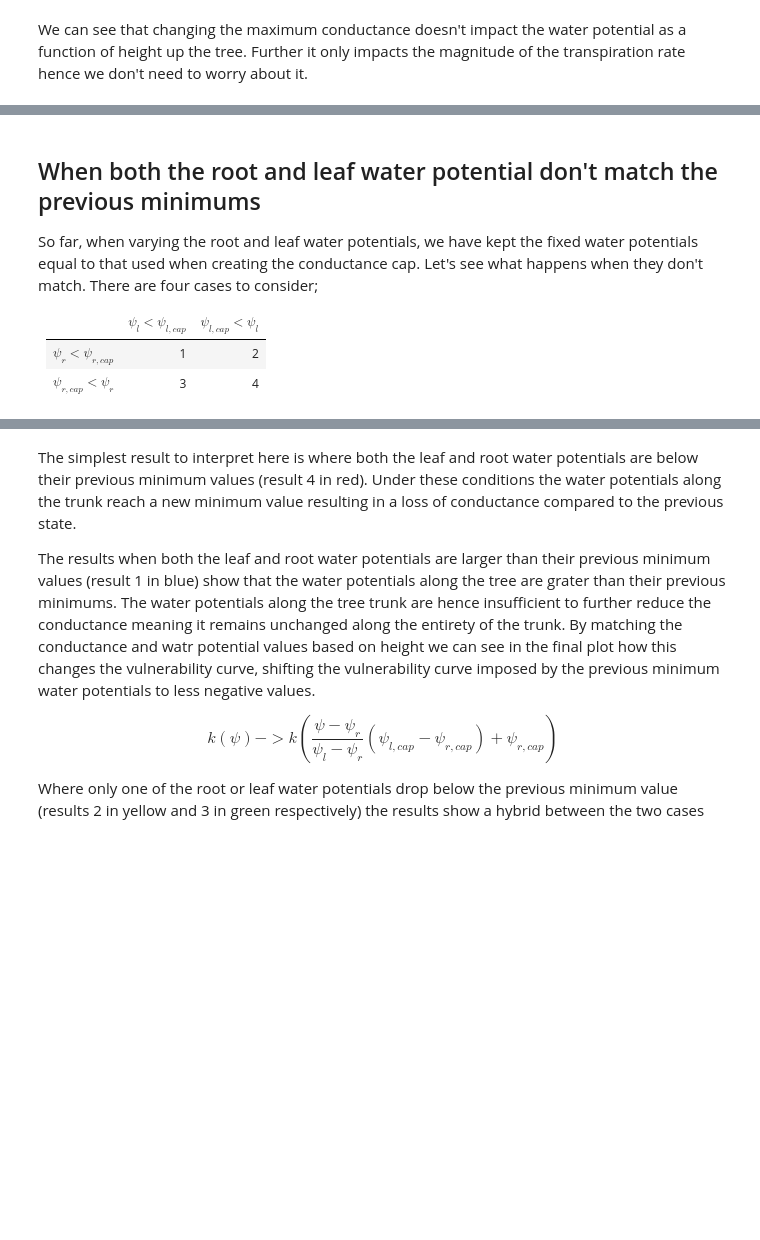
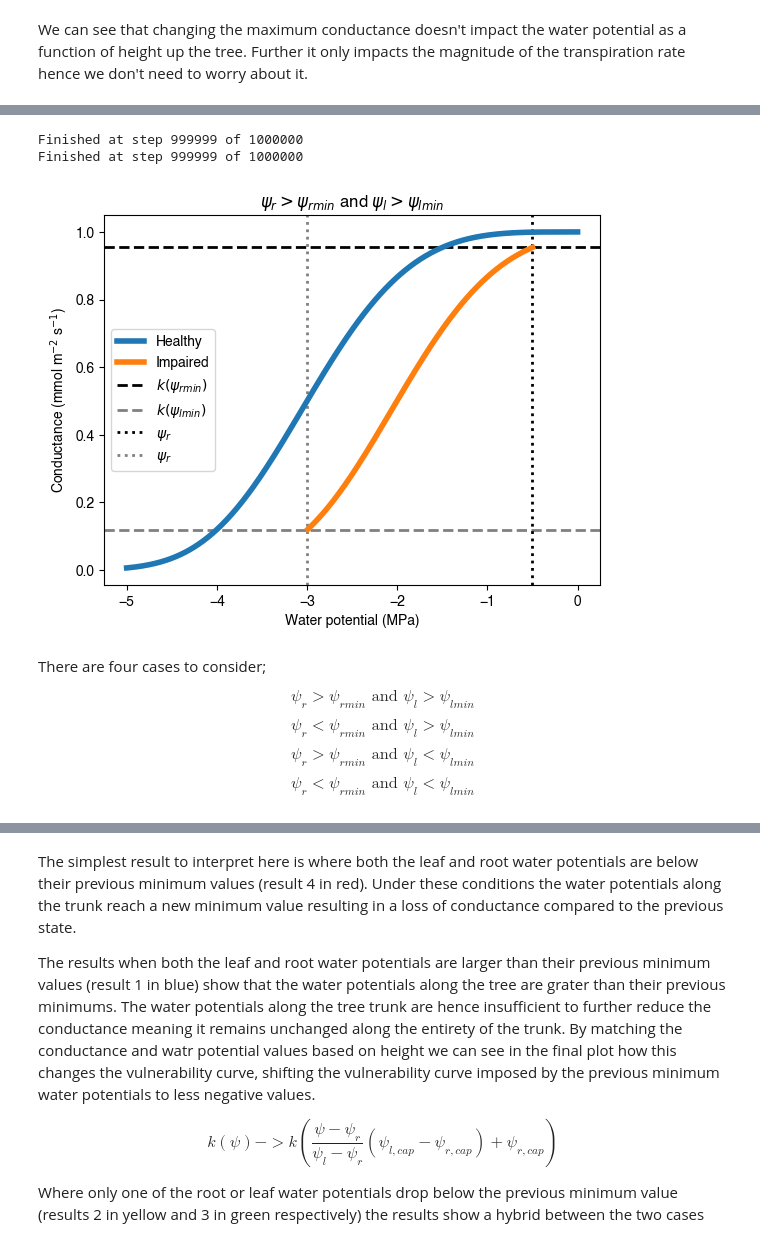
Before and after one commit to CaleBaguley/profit-optimisation-model, a Jupyter notebook: note books/Trunk_water_potential_function.ipynb, the cells around one changed output, grey strips where cells are left out. Saved outputs shown, nothing was run; the diff lists cells and outputs as text; code cells hidden in the pictures; blank space fills up the shorter version.

Commit message:
Added comparison of analytic and numeric calculations of impaired conductance curve.

```diff
--- a/note books/Trunk_water_potential_function.ipynb
+++ b/note books/Trunk_water_potential_function.ipynb
@@ -123,7 +123,7 @@ plt.show()
 # Changing the maximum conductance
 Since shortening the length of the xylem changes its conductance we need to check if this would change how the water potential varies up the trunk.
 # %%
-k_max = [1., 2., 3.]
+k_max_list = [1., 2., 3.]
 
 psi_leaf = -6.
 psi_root = -0.1
@@ -132,7 +132,7 @@ psi = []
 k = []
 E = []
 
-for k_max_current in k_max:
+for k_max_current in k_max_list:
     psi_current, k_current, E_current = calc_height_dependencies(psi_root,
                                                                  psi_leaf,
                                                                  N_points,
@@ -148,14 +148,14 @@ Finished at step 999999 of 1000000
 Finished at step 999999 of 1000000
 # %%
 for i in range(len(psi)):
-    plt.plot(psi[i], hights, label='k max = ' + str(k_max[i]), linewidth=4)
+    plt.plot(psi[i], hights, label='k max = ' + str(k_max_list[i]), linewidth=4)
 plt.ylabel('Height')
 plt.xlabel('Water potential (MPa)')
 plt.legend()
 plt.show()
 
 for i in range(len(k)):
-    plt.plot(k[i], hights[1:], label='k max = ' + str(k_max[i]), linewidth=4)
+    plt.plot(k[i], hights[1:], label='k max = ' + str(k_max_list[i]), linewidth=4)
 plt.ylabel('Height')
 plt.xlabel('Conductance (mmol m$^{-2}$ s$^{-1}$)')
 plt.legend()
@@ -171,7 +171,7 @@ plt.show()
 '''
 
 for i in range(len(E)):
-    plt.plot((psi[i][1:]+psi[i][:-1])/2, k[i], label='k max = ' + str(k_max[i]), linewidth=4)
+    plt.plot((psi[i][1:]+psi[i][:-1])/2, k[i], label='k max = ' + str(k_max_list[i]), linewidth=4)
 plt.xlabel('Water potential (MPa)')
 plt.ylabel('Condutance (mmol m$^{-2}$ s$^{-1}$)')
 plt.legend()
@@ -252,5 +188,5 @@ To model xylem damage we can cap the conductance at each height to a previous mi
 # %%
-def calc_height_dependencies_capped_k(psi_root, psi_leaf, N_points, k_max, shape, scale, k_cap,
+def calc_height_dependencies_impaired_k(psi_root, psi_leaf, N_points, k_max, shape, scale, k_cap,
                                       N_steps=1000000, tolerance=1e-8):
 
     psi_current = np.linspace(psi_root, psi_leaf, N_points + 2)
@@ -448,8 +245,49 @@ plt.show()
+# %%
+# Set up the system
+psi_r = -0.5
+psi_l = -3.
+psi_rmin = -1.5
+psi_lmin = -4.
+
+# Create the healthy conductance curve
+psi_healthy = np.linspace(0., -5., 1000)
+k_healthy = cumulative_Weibull_distribution(psi_healthy, k_max, shape, scale)
+
+# Create the historic minimum conductance values
+psi_historic, k_historic, __ = calc_height_dependencies(psi_rmin,
+                                                        psi_lmin,
+                                                        N_points,
+                                                        k_max,
+                                                        shape,
+                                                        scale)
+
+# Calculate the impaired conductance curve
+psi_impaired, k_impaired, __ = calc_height_dependencies_impaired_k(psi_r,
+                                                                   psi_l,
+                                                                   N_points,
+                                                                   k_max,
+                                                                   shape,
+                                                                   scale,
+                                                                   k_historic)
+
+Plot_impaired_vulnerability_curve(psi_healthy, k_healthy, psi_impaired[:-1], k_impaired, psi_r, psi_l, psi_rmin, psi_lmin, k_max, shape, scale,
+                                  title = '$\psi_r > \psi_{r min}$ and $\psi_l > \psi_{l min}$')
+# %% [output]
+Finished at step 999999 of 1000000
+Finished at step 999999 of 1000000
+[figure, added]
 # %% [markdown]
-## When both the root and leaf water potential don't match the previous minimums
-So far, when varying the root and leaf water potentials, we have kept the fixed water potentials equal to that used when creating the conductance cap. Let's see what happens when they don't match. There are four cases to consider;
+There are four cases to consider;
 
-|                          | $\psi_l < \psi_{l, cap}$ | $\psi_{l, cap} < \psi_l$ |
-|:-------------------------|:------------------------:|:------------------------:|
-| $\psi_r < \psi_{r, cap}$ |            1             |            2             |
-| $\psi_{r, cap} < \psi_r$ |            3             |            4             |
+$$
+\psi_r > \psi_{r min} \text{ and } \psi_l > \psi_{l min}
+$$
+$$
+\psi_r < \psi_{r min} \text{ and } \psi_l > \psi_{l min}
+$$
+$$
+\psi_r > \psi_{r min} \text{ and } \psi_l < \psi_{l min}
+$$
+$$
+\psi_r < \psi_{r min} \text{ and } \psi_l < \psi_{l min}
+$$
```
Also changed, not shown: parts of 20 cells of this notebook.
